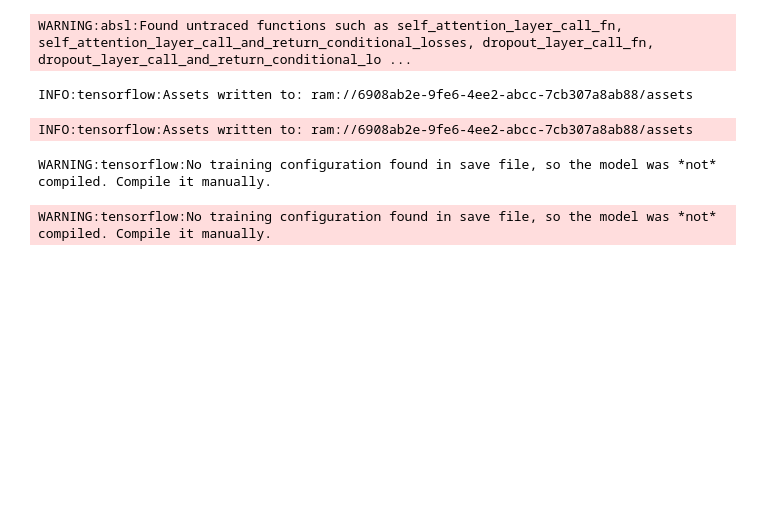
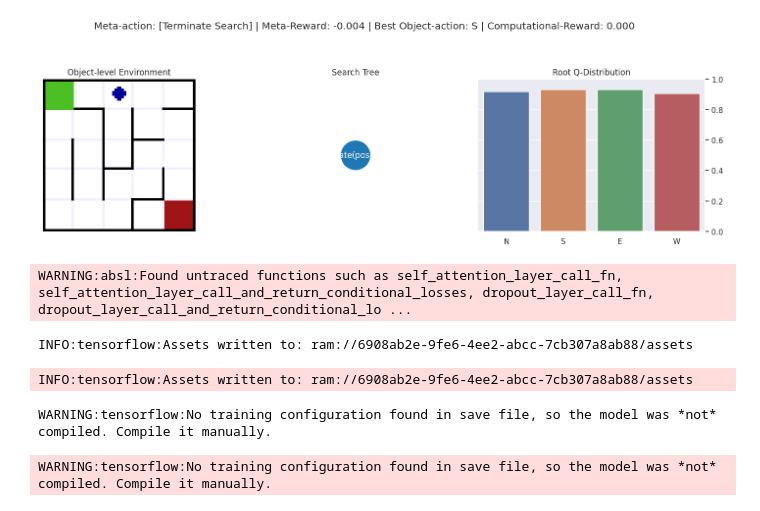
Before and after one commit to justinsvegliato/meta-level-reinforcement-learning, a Jupyter notebook: Training Meta-level.ipynb, the cells around one changed output. Cells and saved outputs as stored; diff of their text form; code cells hidden in the pictures; blank space fills up the shorter version.

```diff
--- a/Training Meta-level.ipynb
+++ b/Training Meta-level.ipynb
@@ -20,3 +20,10 @@ def make_maze_search_tree(env) -> SearchTree:
 meta_env = MetaEnv(object_env, q_hat, make_maze_search_tree, max_tree_size=10)
 
 env = TFPyEnvironment(GymWrapper(meta_env))
+# %%
+meta_env.step(0)
+meta_env.step(0)
+meta_env.render(plt_show=True)
+meta_env.reset();
+# %% [output]
+[figure, added]
```
Also changed, not shown: parts of 2 cells of this notebook, 9 other files.
